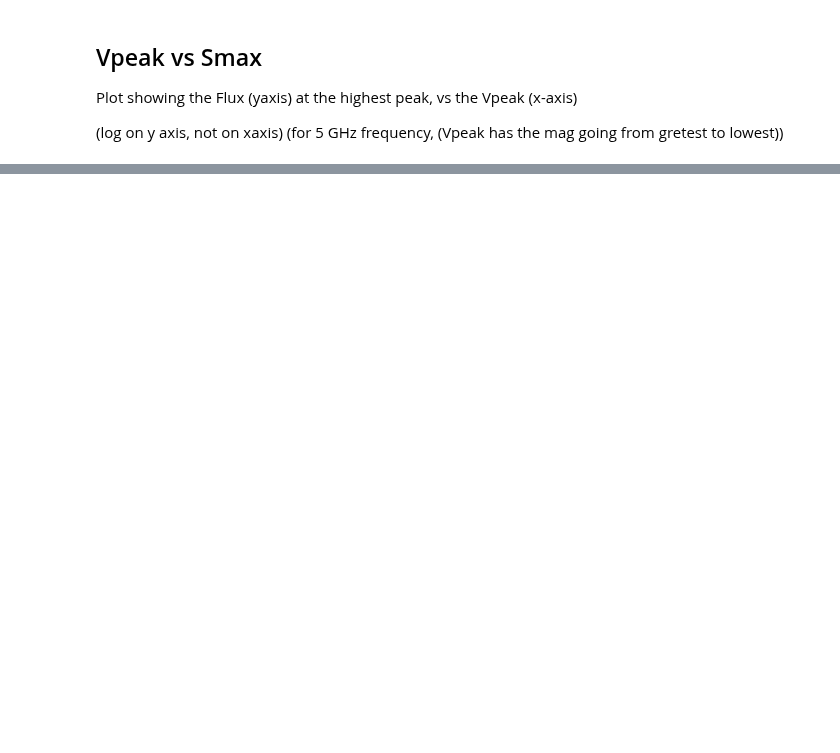
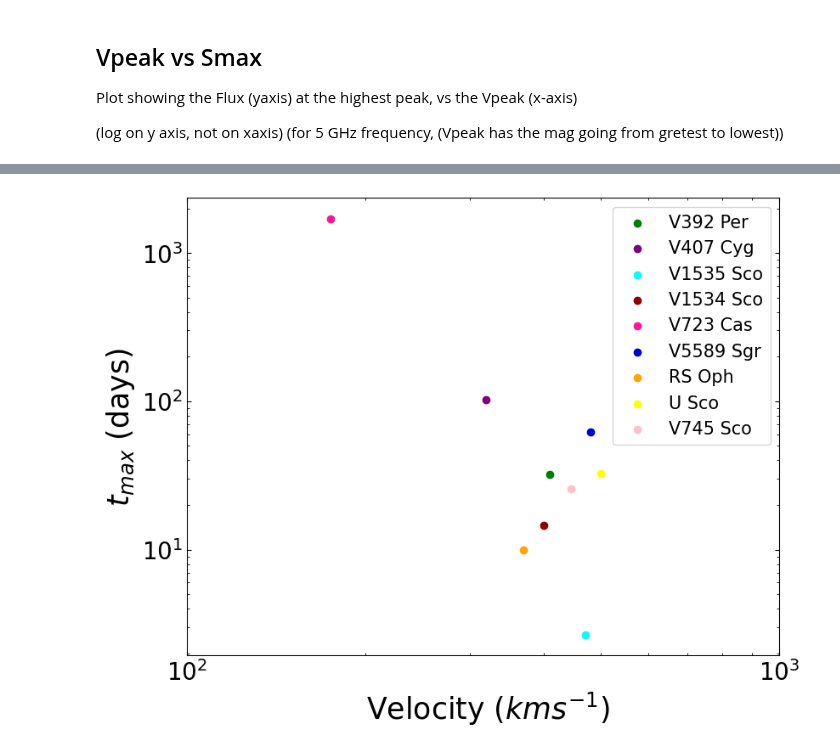
Before and after one commit to Wilhelm005/Research-Code, a Jupyter notebook: Vpeak vs Smax and tmax vs visual t2_withV745Sco.ipynb, the cells around one changed output, grey strips where cells are left out. Cells and saved outputs as stored; diff of their text form; code cells hidden in the pictures; blank space fills up the shorter version.

```diff
--- a/Vpeak vs Smax and tmax vs visual t2_withV745Sco.ipynb
+++ b/Vpeak vs Smax and tmax vs visual t2_withV745Sco.ipynb
@@ -180,0 +224,49 @@ fig.savefig("Vis_vs_Optical_brightness", dpi=300);
+# %%
+velocity = df['velocity (km/s)']
+
+tmax = df['day when flux max (tmax)']
+# %%
+fig, ax = plt.subplots()
+fig.set_size_inches(9,7)
+
+#ax.plot(t2, poly(t2), color='black', linestyle=":", linewidth=2)
+
+
+ax.scatter(velocity[0], tmax[0], color='green', label="V392 Per")
+
+ax.scatter(velocity[1], tmax[1], color='purple', label="V407 Cyg")
+
+ax.scatter(velocity[2],tmax[2], color='aqua', label="V1535 Sco")
+
+ax.scatter(velocity[3],tmax[3], color='darkred', label="V1534 Sco")
+
+ax.scatter(velocity[4], tmax[4], color='deeppink', label="V723 Cas")
+
+ax.scatter(velocity[5], tmax[5], color='mediumblue', label="V5589 Sgr")
+
+ax.scatter(velocity[6], tmax[6], color='orange', label="RS Oph")
+
+ax.scatter(velocity[7], tmax[7], color='yellow', label="U Sco")
+
+ax.scatter(velocity[8], tmax[8], color='pink', label="V745 Sco")
+
+#ax.plot(t2, fit_model_weights(t2), linestyle=":")
+
+ax.set_xscale('log')
+ax.set_xticks([1000, 10000], labels = [ r'$10^2$', r'$10^3$'], fontsize = 20)
+
+ax.set_yscale('log')
+ax.set_yticks([ 10, 100, 1000], labels = [r'$10^1$', r'$10^2$', r'$10^3$'], fontsize = 20)
+
+ax.set_xlabel(r" Velocity $(km s^{-1})$", fontsize=25)
+ax.set_ylabel(r"$ t_{max} $ (days)", fontsize=25)
+
+ax.tick_params(axis='both', which='both', direction='in', top=True, right=True)
+
+#ax.set_title(r"$ t_{max} $ and $ t_{2} $ Correlation", fontsize=20)
+
+plt.legend(fontsize = 15)
+plt.show()
+fig.savefig("Velcoity_vsoptical_time", dpi=300);
+# %% [output]
+[figure, added]
```
Also changed, not shown: parts of 7 cells of this notebook.
